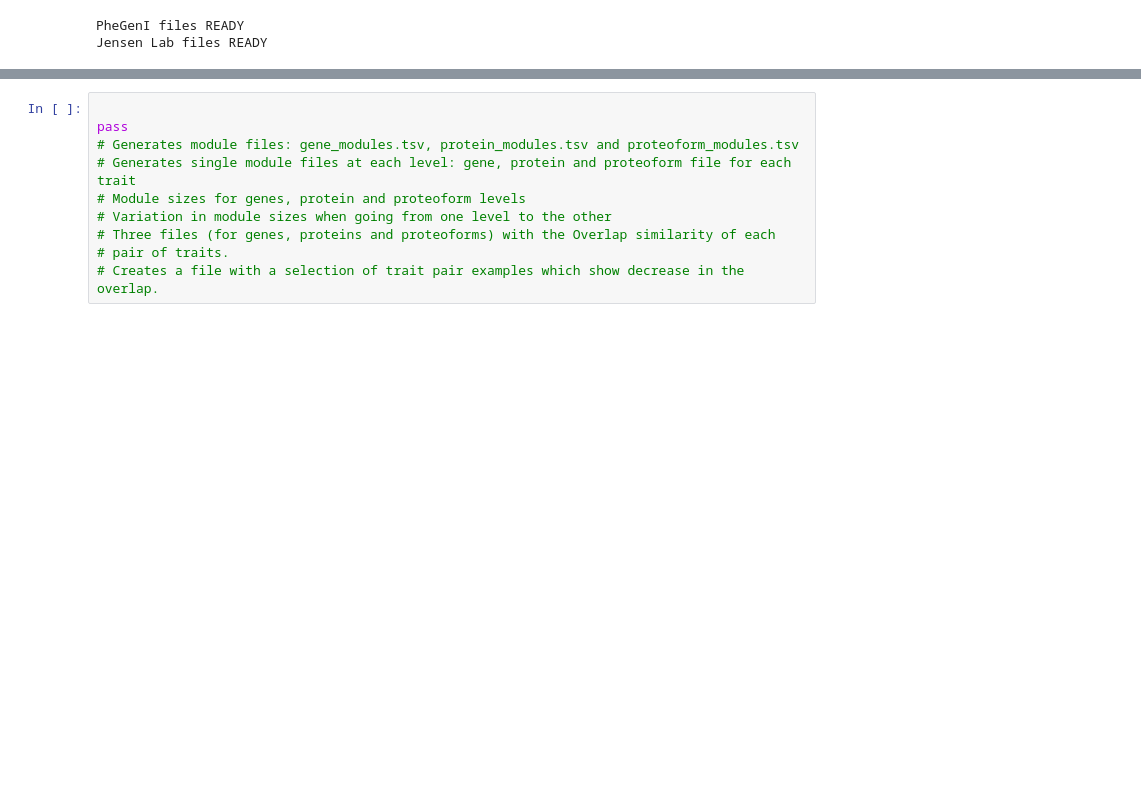
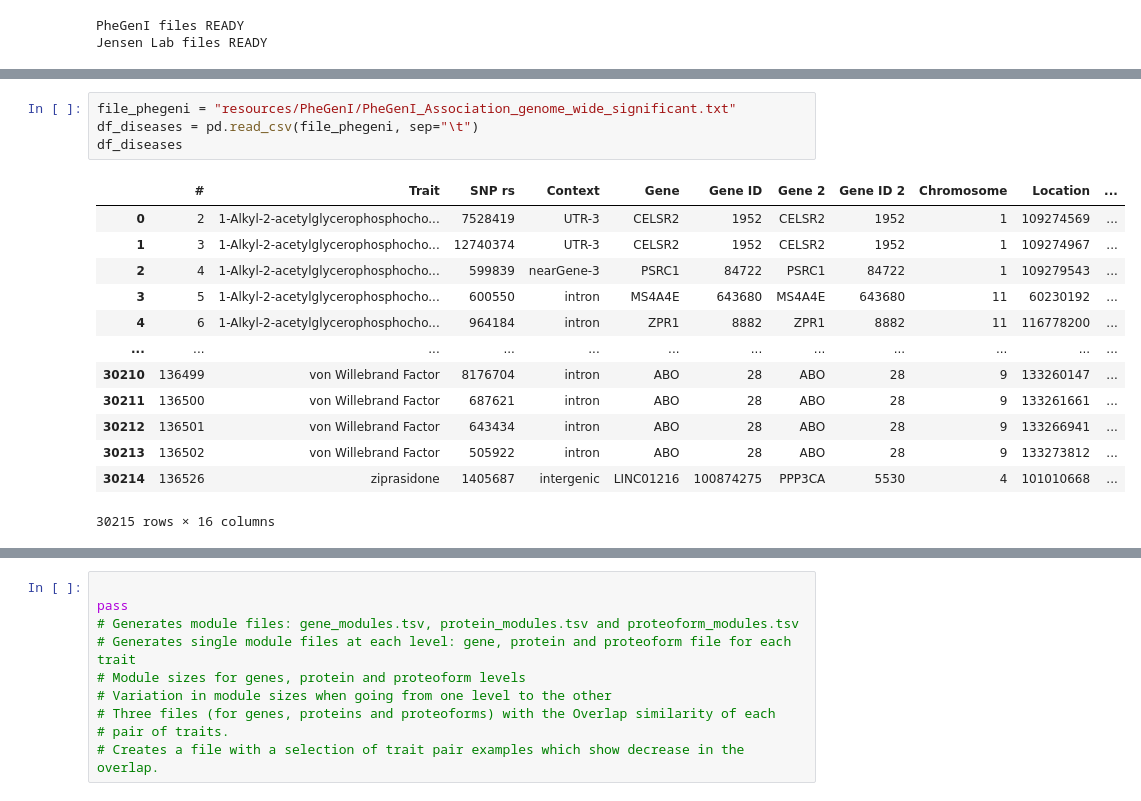
Before and after one commit to PathwayAnalysisPlatform/ProteoformNetworks, a Jupyter notebook: src/Python/analysis_2_disease_modules.ipynb, the cells around one changed output, grey strips where cells are left out. Saved outputs shown, nothing was run; the diff lists cells and outputs as text; blank space fills up the shorter version.

```diff
--- a/src/Python/analysis_2_disease_modules.ipynb
+++ b/src/Python/analysis_2_disease_modules.ipynb
@@ -75,0 +112,18 @@ Jensen Lab files READY
+# %%
+file_phegeni = "resources/PheGenI/PheGenI_Association_genome_wide_significant.txt"
+df_diseases = pd.read_csv(file_phegeni, sep="\t")
+df_diseases
+# %% [output]
+|  | # | Trait | SNP rs | Context | Gene | Gene ID | Gene 2 | Gene ID 2 | Chromosome | Location | ... |
+| 0 | 2 | 1-Alkyl-2-acetylglycerophosphocho... | 7528419 | UTR-3 | CELSR2 | 1952 | CELSR2 | 1952 | 1 | 109274569 | ... |
+| 1 | 3 | 1-Alkyl-2-acetylglycerophosphocho... | 12740374 | UTR-3 | CELSR2 | 1952 | CELSR2 | 1952 | 1 | 109274967 | ... |
+| 2 | 4 | 1-Alkyl-2-acetylglycerophosphocho... | 599839 | nearGene-3 | PSRC1 | 84722 | PSRC1 | 84722 | 1 | 109279543 | ... |
+| 3 | 5 | 1-Alkyl-2-acetylglycerophosphocho... | 600550 | intron | MS4A4E | 643680 | MS4A4E | 643680 | 11 | 60230192 | ... |
+| 4 | 6 | 1-Alkyl-2-acetylglycerophosphocho... | 964184 | intron | ZPR1 | 8882 | ZPR1 | 8882 | 11 | 116778200 | ... |
+| ... | ... | ... | ... | ... | ... | ... | ... | ... | ... | ... | ... |
+| 30210 | 136499 | von Willebrand Factor | 8176704 | intron | ABO | 28 | ABO | 28 | 9 | 133260147 | ... |
+| 30211 | 136500 | von Willebrand Factor | 687621 | intron | ABO | 28 | ABO | 28 | 9 | 133261661 | ... |
+| 30212 | 136501 | von Willebrand Factor | 643434 | intron | ABO | 28 | ABO | 28 | 9 | 133266941 | ... |
+| 30213 | 136502 | von Willebrand Factor | 505922 | intron | ABO | 28 | ABO | 28 | 9 | 133273812 | ... |
+| 30214 | 136526 | ziprasidone | 1405687 | intergenic | LINC01216 | 100874275 | PPP3CA | 5530 | 4 | 101010668 | ... |
+30215 rows × 16 columns
```
Also changed, not shown: parts of 14 cells of this notebook, 1 other file.
